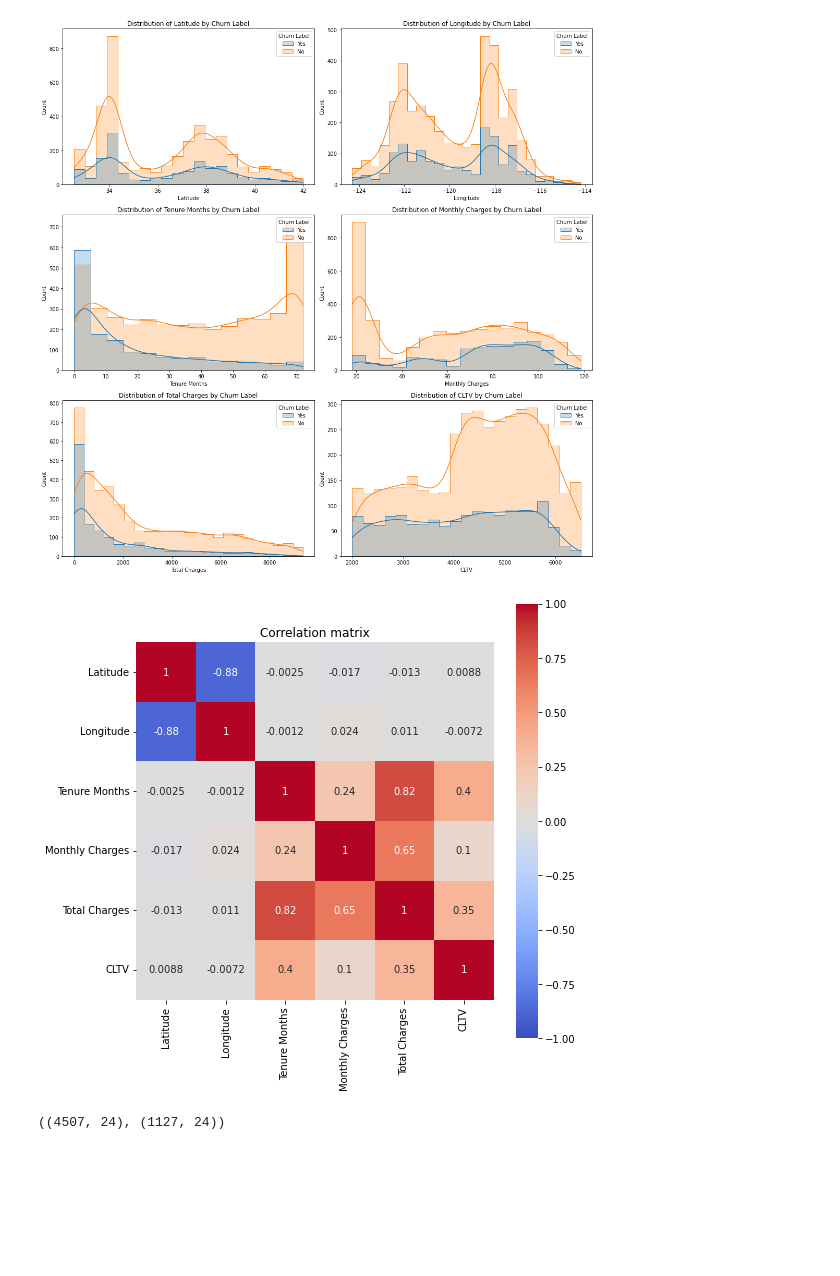
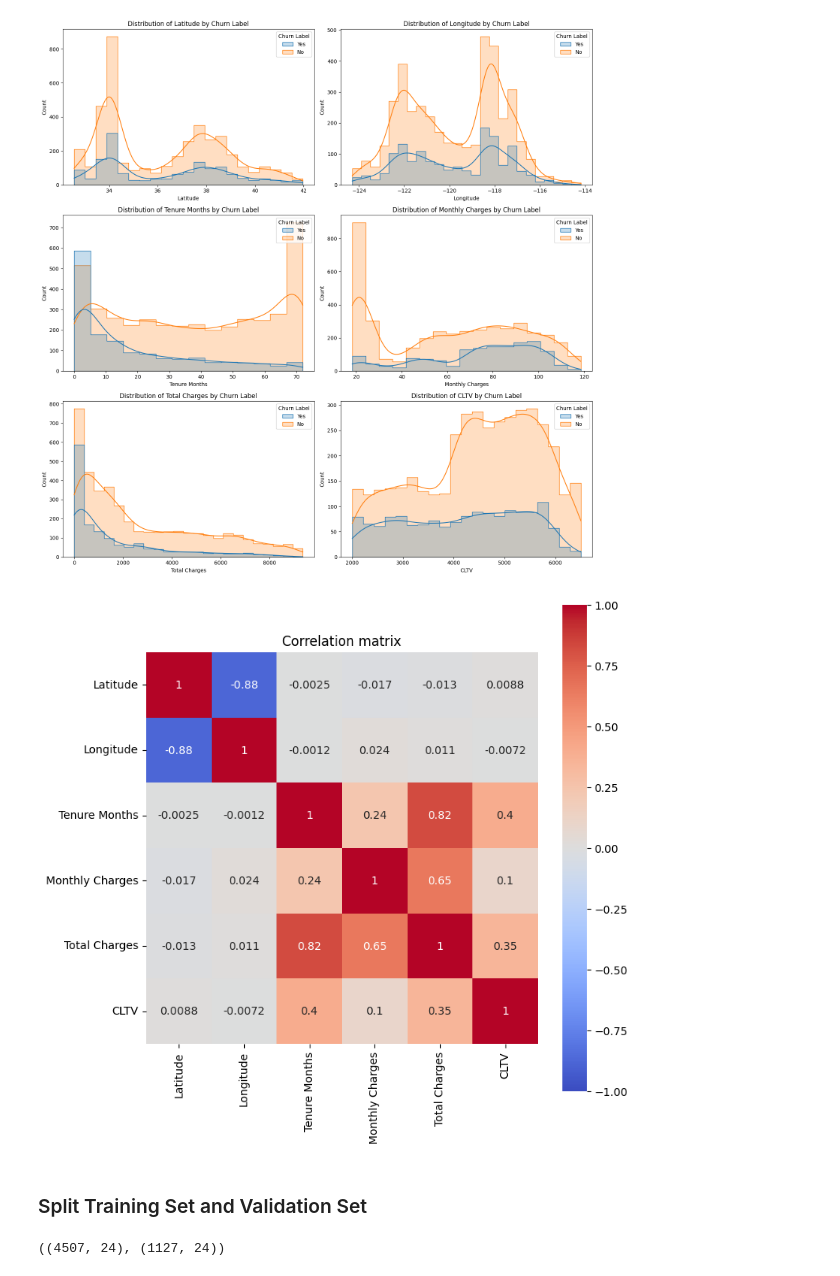
Before and after one commit to amaliap21/Lesgo-Data, a Jupyter notebook: code.ipynb, the cells around one changed output. Drawn from its saved outputs; the diff is of its cells as text; code cells hidden in the pictures; blank space fills up the shorter version.

```diff
--- a/code.ipynb
+++ b/code.ipynb
@@ -198,15 +207,17 @@ plot_numerical_distribution_by_churn(df[['Latitude', 'Longitude', 'Tenure Months
 [figure]
 # %%
 # Plot correlation matrix
-corr = df.drop('CustomerID', axis=1).corr()
+corr = df.drop('CustomerID', axis=1).corr(numeric_only=True)
 
 # Plot heatmap
 plt.figure(figsize=(8, 8))
 sns.heatmap(corr, annot=True, square=True, cmap='coolwarm', vmin=-1, vmax=1)
 plt.title('Correlation matrix')
 plt.show()
 # %% [output]
-[figure, old version]
+[figure, new version]
+# %% [markdown]
+### Split Training Set and Validation Set
 # %%
 # Split training set and validation set here, store into variables train_set and val_set.
 # Remember to also keep the original training set before splitting. This will come important later.
```
Also changed, not shown: parts of 20 cells of this notebook, 4 other files.
